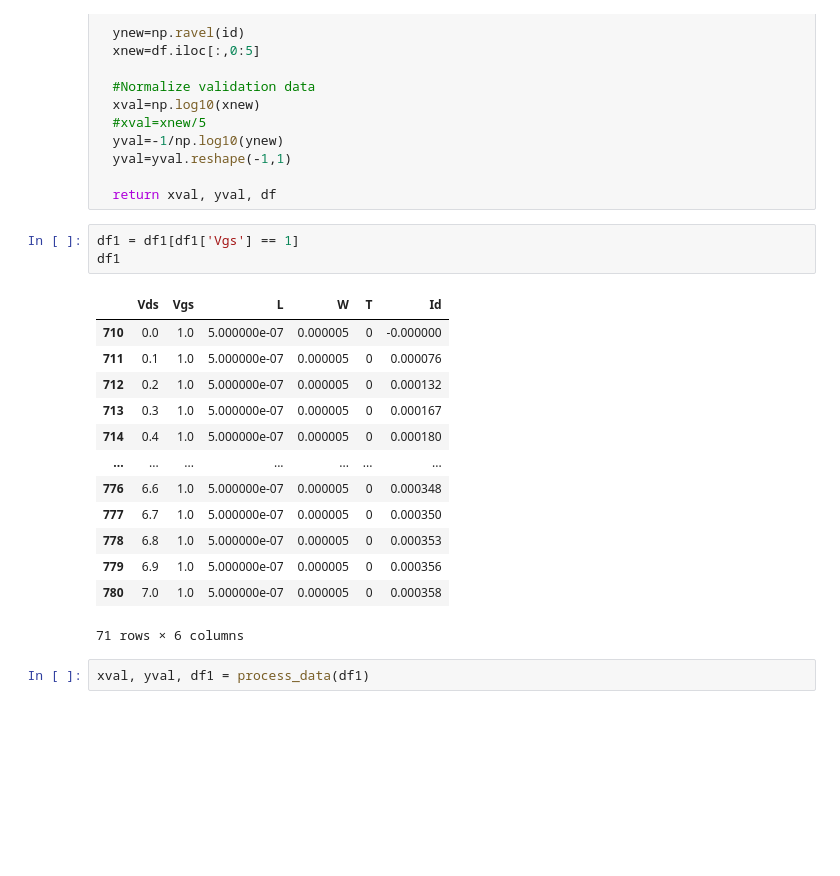
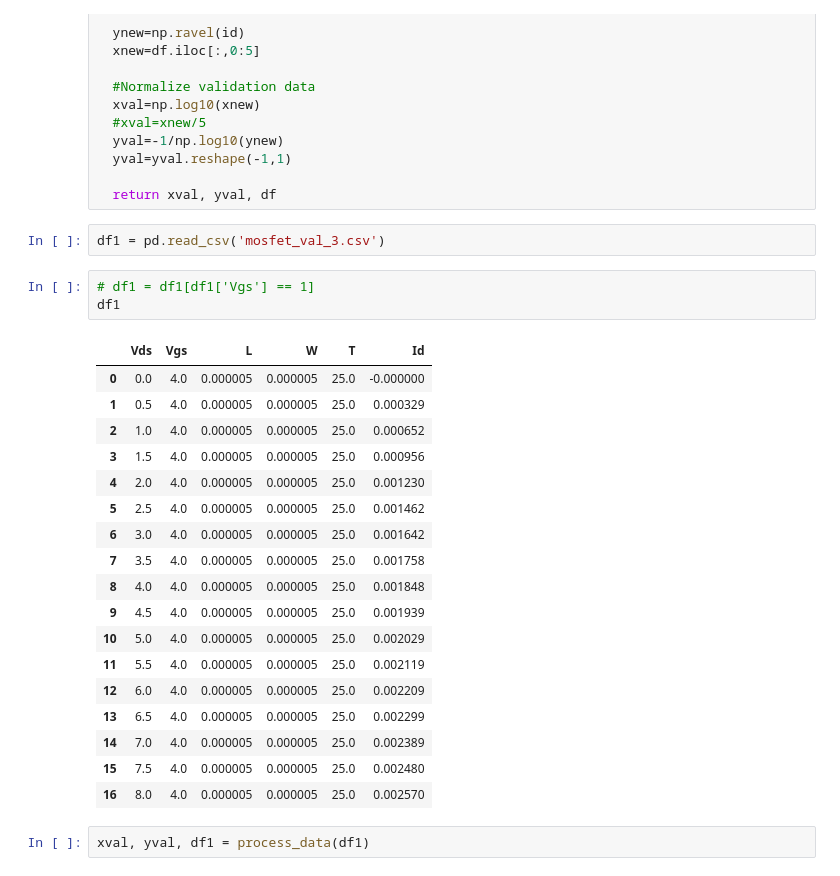
Before and after one commit to Larionov-Semyon/mosfet, a Jupyter notebook: model_5_params/mos_nn_v2.ipynb, the cells around one changed output. Cells and saved outputs as stored; diff of their text form; blank space fills up the shorter version.

```diff
--- a/model_5_params/mos_nn_v2.ipynb
+++ b/model_5_params/mos_nn_v2.ipynb
@@ -353,23 +312,30 @@ def process_data(df):
   yval=yval.reshape(-1,1)
 
   return xval, yval, df
+# %%
+df1 = pd.read_csv('mosfet_val_3.csv')
 # %%
-df1 = df1[df1['Vgs'] == 1]
+# df1 = df1[df1['Vgs'] == 1]
 df1
 # %% [output]
 |  | Vds | Vgs | L | W | T | Id |
-| 710 | 0.0 | 1.0 | 5.000000e-07 | 0.000005 | 0 | -0.000000 |
-| 711 | 0.1 | 1.0 | 5.000000e-07 | 0.000005 | 0 | 0.000076 |
-| 712 | 0.2 | 1.0 | 5.000000e-07 | 0.000005 | 0 | 0.000132 |
-| 713 | 0.3 | 1.0 | 5.000000e-07 | 0.000005 | 0 | 0.000167 |
-| 714 | 0.4 | 1.0 | 5.000000e-07 | 0.000005 | 0 | 0.000180 |
-| ... | ... | ... | ... | ... | ... | ... |
-| 776 | 6.6 | 1.0 | 5.000000e-07 | 0.000005 | 0 | 0.000348 |
-| 777 | 6.7 | 1.0 | 5.000000e-07 | 0.000005 | 0 | 0.000350 |
-| 778 | 6.8 | 1.0 | 5.000000e-07 | 0.000005 | 0 | 0.000353 |
-| 779 | 6.9 | 1.0 | 5.000000e-07 | 0.000005 | 0 | 0.000356 |
-| 780 | 7.0 | 1.0 | 5.000000e-07 | 0.000005 | 0 | 0.000358 |
+| 0 | 0.0 | 4.0 | 0.000005 | 0.000005 | 25.0 | -0.000000 |
+| 1 | 0.5 | 4.0 | 0.000005 | 0.000005 | 25.0 | 0.000329 |
+| 2 | 1.0 | 4.0 | 0.000005 | 0.000005 | 25.0 | 0.000652 |
+| 3 | 1.5 | 4.0 | 0.000005 | 0.000005 | 25.0 | 0.000956 |
+| 4 | 2.0 | 4.0 | 0.000005 | 0.000005 | 25.0 | 0.001230 |
+| 5 | 2.5 | 4.0 | 0.000005 | 0.000005 | 25.0 | 0.001462 |
+| 6 | 3.0 | 4.0 | 0.000005 | 0.000005 | 25.0 | 0.001642 |
+| 7 | 3.5 | 4.0 | 0.000005 | 0.000005 | 25.0 | 0.001758 |
+| 8 | 4.0 | 4.0 | 0.000005 | 0.000005 | 25.0 | 0.001848 |
+| 9 | 4.5 | 4.0 | 0.000005 | 0.000005 | 25.0 | 0.001939 |
+| 10 | 5.0 | 4.0 | 0.000005 | 0.000005 | 25.0 | 0.002029 |
+| 11 | 5.5 | 4.0 | 0.000005 | 0.000005 | 25.0 | 0.002119 |
+| 12 | 6.0 | 4.0 | 0.000005 | 0.000005 | 25.0 | 0.002209 |
+| 13 | 6.5 | 4.0 | 0.000005 | 0.000005 | 25.0 | 0.002299 |
+| 14 | 7.0 | 4.0 | 0.000005 | 0.000005 | 25.0 | 0.002389 |
+| 15 | 7.5 | 4.0 | 0.000005 | 0.000005 | 25.0 | 0.002480 |
+| 16 | 8.0 | 4.0 | 0.000005 | 0.000005 | 25.0 | 0.002570 |
-71 rows × 6 columns
 # %%
 xval, yval, df1 = process_data(df1)
 # %% [markdown]
```
Also changed, not shown: parts of 43 cells of this notebook, 12 other files.
